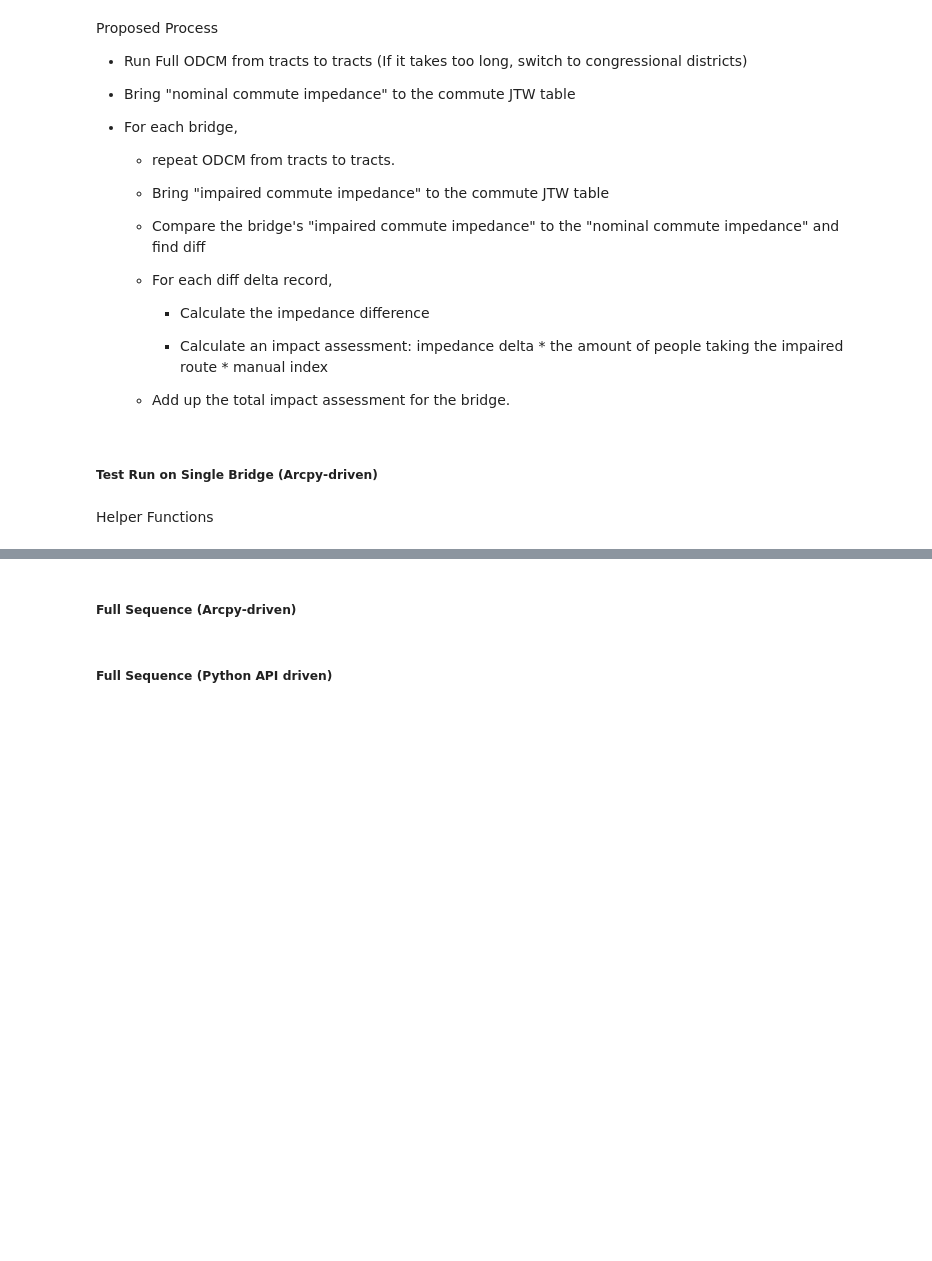
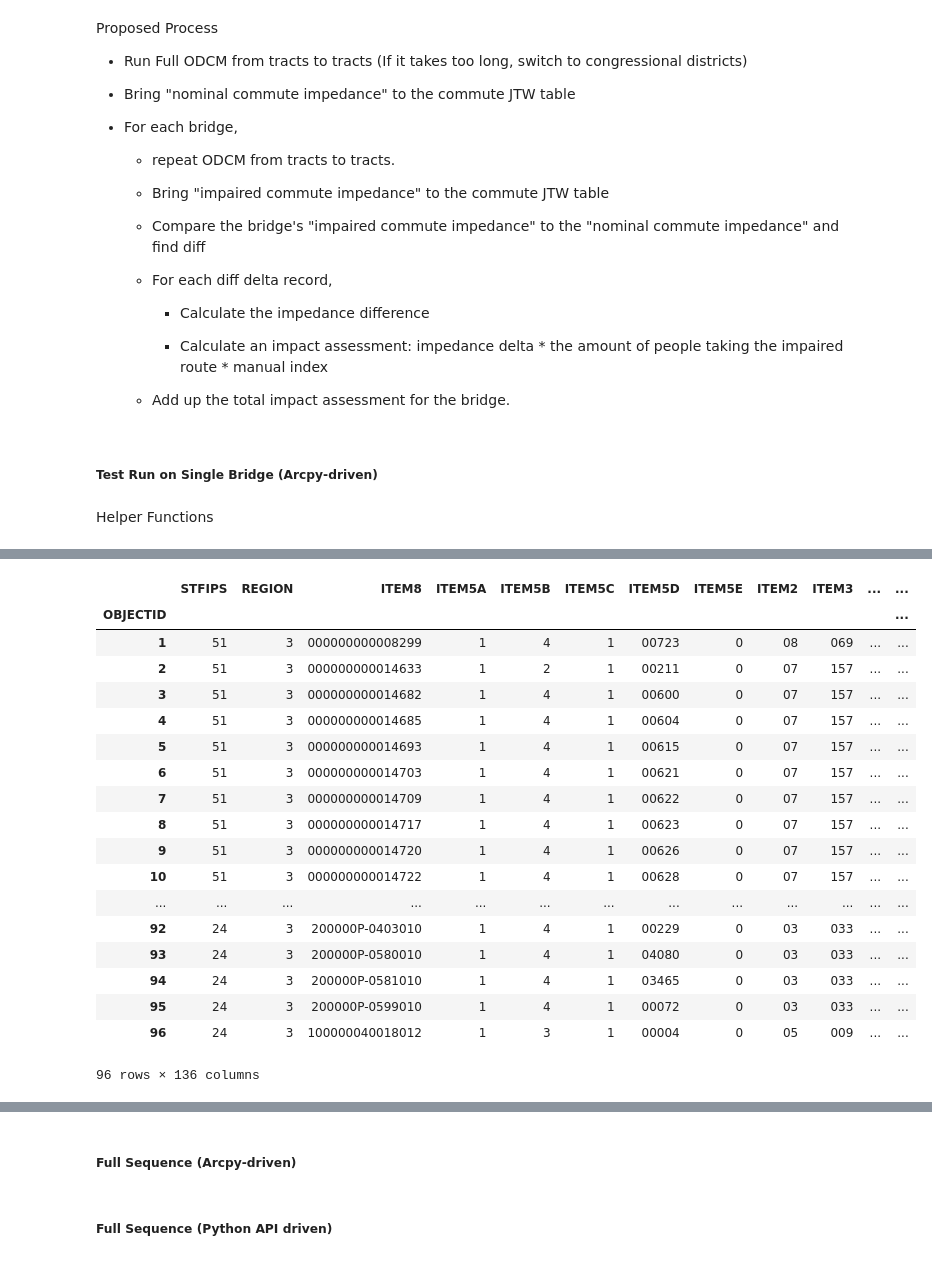
Before and after one commit to Qberto/ArcGISPythonAPI, a Jupyter notebook: Presentation/FedGIS2018/Infrastructure_Analysis_Bridges_Prototype.ipynb, the cells around one changed output, grey strips where cells are left out. Saved outputs shown, nothing was run; the diff lists cells and outputs as text; code cells hidden in the pictures; blank space fills up the shorter version.

```diff
--- a/Presentation/FedGIS2018/Infrastructure_Analysis_Bridges_Prototype.ipynb
+++ b/Presentation/FedGIS2018/Infrastructure_Analysis_Bridges_Prototype.ipynb
@@ -495,6 +495,15 @@ def convert_gis_table_to_pddataframe(gis_table, fields_list=["*"], remove_index=
     if remove_index:
         df.reset_index(inplace=True)
     return df
+# %%
+def get_origin_id_from_odid(od_id):
+    return od_id.split(" - ")[0]
+
+def get_dest_id_from_odid(od_id):
+    return od_id.split(" - ")[1]
+
+def get_odid_from_ids(origin_id, dest_id):
+    return "{0} - {1}".format(str(origin_id), str(dest_id))
 # %%
 # Set workspace
 workspace_gdb = "C:\\Users\\albe9057\\Documents\\ANieto_SolutionEngineering\\Projects\\FedGIS\\FedGIS_2018\\Plenary_ArcGISAPIforPython\\Work\\Bridge_Criticality_Analysis\\BridgeCriticality_Arcpy_Workspace.gdb"
@@ -515,10 +524,8 @@ dest_name_field = "NAME"
 
 # Set reference to bridges
 bridges_fc = "C:\\Users\\albe9057\\Documents\\ANieto_SolutionEngineering\\Projects\\FedGIS\\FedGIS_2018\\Plenary_ArcGISAPIforPython\\Work\\Bridge_Criticality_Analysis\\Bridge_Criticality_Analysis.gdb\\DCVAMD_CBSA_DeficientBridges"
-bridge_polybarriers_fc = "C:\\Users\\albe9057\\Documents\\ANieto_SolutionEngineering\\Projects\\FedGIS\\FedGIS_2018\\Plenary_ArcGISAPIforPython\\Work\\Bridge_Criticality_Analysis\\Bridge_Criticality_Analysis.gdb\\DCVAMD_CBSA_DeficientBridges_Polybarriers"
-                polybarrier_fc,
-                polybarrier_id_field,
-                polybarrier_name_field,
+polybarrier_bridges_fc = "C:\\Users\\albe9057\\Documents\\ANieto_SolutionEngineering\\Projects\\FedGIS\\FedGIS_2018\\Plenary_ArcGISAPIforPython\\Work\\Bridge_Criticality_Analysis\\Bridge_Criticality_Analysis.gdb\\DCVAMD_CBSA_DeficientBridges_Polybarriers"
+polybarriers_id_field = "OBJECTID"
 
 # Set reference to the network dataset
 network_dataset = "C:\\ArcGIS\\Business Analyst\\US_2015\\Data\\Streets Data\\NAVTEQ_2014_Q3_NA.gdb\\Routing\\Routing_ND"
@@ -529,4 +536,4 @@ commute_table = "C:\\Users\\albe9057\\Documents\\ANieto_SolutionEngineering\\Pro
 # Set reference to impedance values needed for odcm
 impedance_value=99999
 impedance_attribute="Minutes"
-accumulate_attributes = ["Minutes", "Meters", "Miles"]
+accumulate_attributes = ["Minutes", "Miles"]
@@ -577,0 +718,22 @@ create_odcm: Solving Network 'Origins2Destinations' Origin-Destination Cost Matr
+# %%
+bridges_df
+# %% [output]
+|  | STFIPS | REGION | ITEM8 | ITEM5A | ITEM5B | ITEM5C | ITEM5D | ITEM5E | ITEM2 | ITEM3 | ... | ... |
+| OBJECTID |  |  |  |  |  |  |  |  |  |  |  | ... |
+| 1 | 51 | 3 | 000000000008299 | 1 | 4 | 1 | 00723 | 0 | 08 | 069 | ... | ... |
+| 2 | 51 | 3 | 000000000014633 | 1 | 2 | 1 | 00211 | 0 | 07 | 157 | ... | ... |
+| 3 | 51 | 3 | 000000000014682 | 1 | 4 | 1 | 00600 | 0 | 07 | 157 | ... | ... |
+| 4 | 51 | 3 | 000000000014685 | 1 | 4 | 1 | 00604 | 0 | 07 | 157 | ... | ... |
+| 5 | 51 | 3 | 000000000014693 | 1 | 4 | 1 | 00615 | 0 | 07 | 157 | ... | ... |
+| 6 | 51 | 3 | 000000000014703 | 1 | 4 | 1 | 00621 | 0 | 07 | 157 | ... | ... |
+| 7 | 51 | 3 | 000000000014709 | 1 | 4 | 1 | 00622 | 0 | 07 | 157 | ... | ... |
+| 8 | 51 | 3 | 000000000014717 | 1 | 4 | 1 | 00623 | 0 | 07 | 157 | ... | ... |
+| 9 | 51 | 3 | 000000000014720 | 1 | 4 | 1 | 00626 | 0 | 07 | 157 | ... | ... |
+| 10 | 51 | 3 | 000000000014722 | 1 | 4 | 1 | 00628 | 0 | 07 | 157 | ... | ... |
+| ... | ... | ... | ... | ... | ... | ... | ... | ... | ... | ... | ... | ... |
+| 92 | 24 | 3 | 200000P-0403010 | 1 | 4 | 1 | 00229 | 0 | 03 | 033 | ... | ... |
+| 93 | 24 | 3 | 200000P-0580010 | 1 | 4 | 1 | 04080 | 0 | 03 | 033 | ... | ... |
+| 94 | 24 | 3 | 200000P-0581010 | 1 | 4 | 1 | 03465 | 0 | 03 | 033 | ... | ... |
+| 95 | 24 | 3 | 200000P-0599010 | 1 | 4 | 1 | 00072 | 0 | 03 | 033 | ... | ... |
+| 96 | 24 | 3 | 100000040018012 | 1 | 3 | 1 | 00004 | 0 | 05 | 009 | ... | ... |
+96 rows × 136 columns
```
Also changed, not shown: parts of 18 cells of this notebook, 1 other file.
